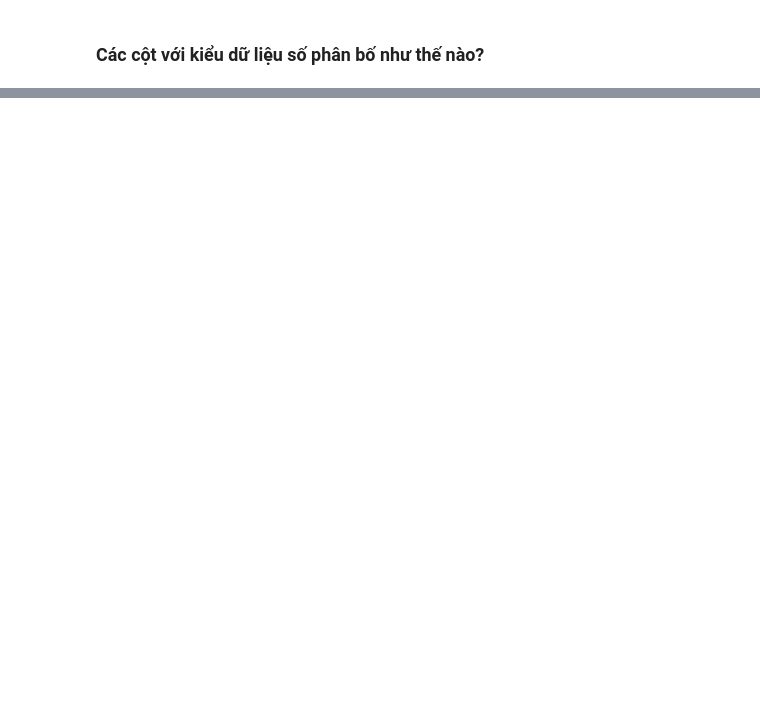
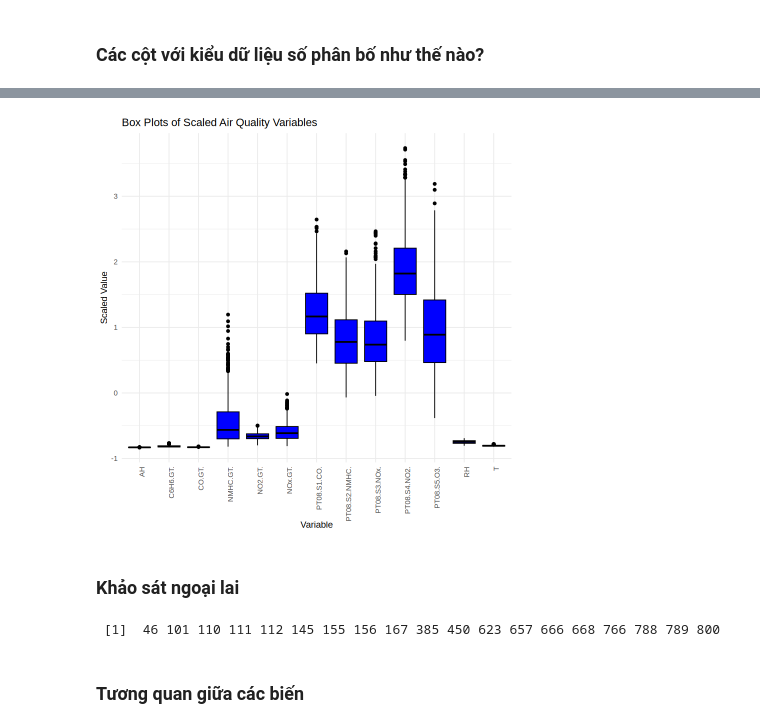
Before and after one commit to lnhutnam/MTT147-FinalProject, a Jupyter notebook: src/part-02/air_quaility.ipynb, the cells around one changed output, grey strips where cells are left out. Cells and saved outputs as stored; diff of their text form; code cells hidden in the pictures; blank space fills up the shorter version.

```diff
--- a/src/part-02/air_quaility.ipynb
+++ b/src/part-02/air_quaility.ipynb
@@ -353,0 +361,23 @@ pie
+# %%
+# 2. Box Plots of Scaled Data
+ggplot(air_quality_long, aes(x = variable, y = value)) +
+  geom_boxplot(fill = "blue", color = "black") +
+  theme_minimal() +
+  theme(axis.text.x = element_text(angle = 90, hjust = 1)) +
+  labs(title = "Box Plots of Scaled Air Quality Variables",
+       x = "Variable",
+       y = "Scaled Value")
+# %% [output]
+[figure, added]
+# %% [markdown]
+### Khảo sát ngoại lai
+# %%
+Q1 <- quantile(air_quality$'C6H6.GT.', 0.25)
+Q3 <- quantile(air_quality$'C6H6.GT.', 0.75)
+IQR <- Q3 - Q1
+lower_bound <- Q1 - 1.5 * IQR
+upper_bound <- Q3 + 1.5 * IQR
+outliers <- which(air_quality$'C6H6.GT.' < lower_bound | air_quality$'C6H6.GT.' > upper_bound)
+outliers
+# %% [output]
+ [1]  46 101 110 111 112 145 155 156 167 385 450 623 657 666 668 766 788 789 800
@@ -353,0 +386,2 @@ pie
+# %% [markdown]
+### Tương quan giữa các biến
```
Also changed, not shown: parts of 165 cells of this notebook.
